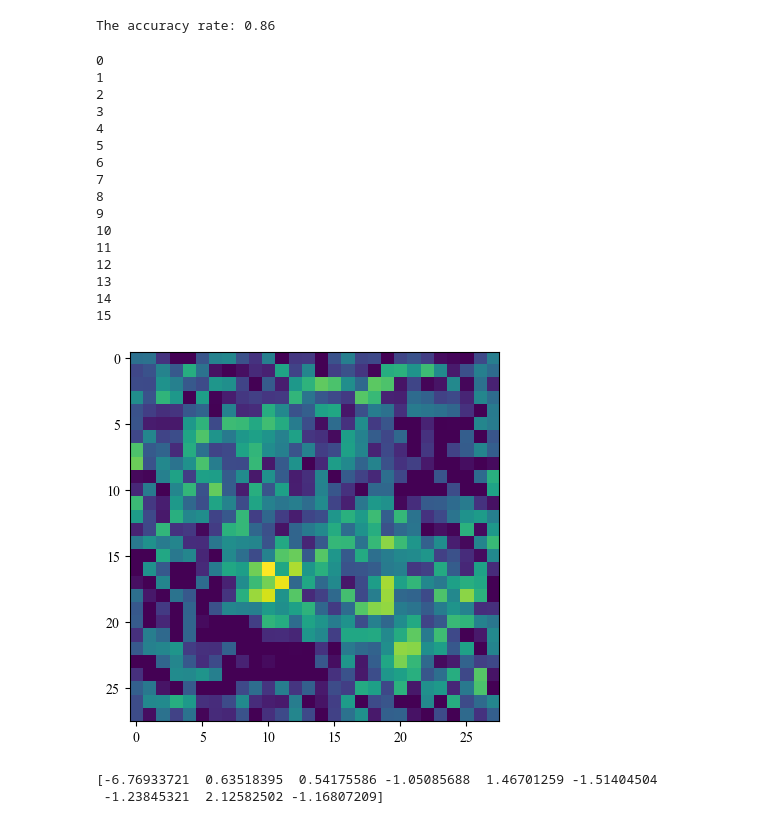
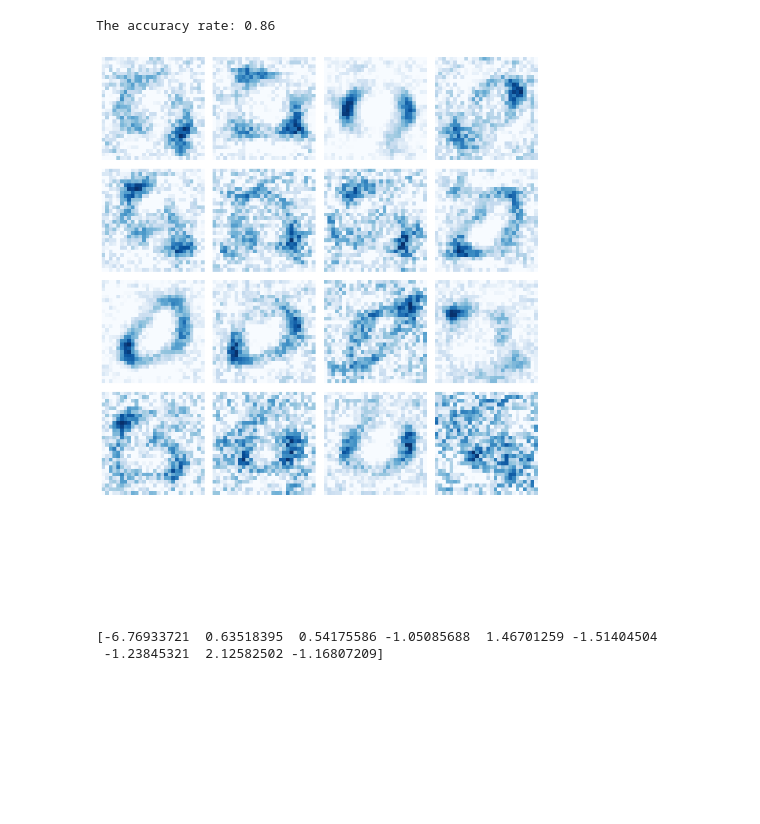
Before and after one commit to Yee-Millennium/REU2024_code, a Jupyter notebook: MINIST_test.ipynb, the cells around one changed output. Cells and saved outputs as stored; diff of their text form; code cells hidden in the pictures; blank space fills up the shorter version.

```diff
--- a/MINIST_test.ipynb
+++ b/MINIST_test.ipynb
@@ -123,28 +123,35 @@ for j in range(100):
 print(f"The accuracy rate: {acc/100}")
 # %% [output]
 The accuracy rate: 0.86
-# %%
-for i in range(n_components):
-    a = W[:, i].reshape(28,28)
-    plt.imshow(a)
-# %% [output]
-0
-1
-2
-3
-4
-5
-6
-7
-8
-9
-10
-11
-12
-13
-14
-15
-[figure, removed]
+# %%
+image = np.zeros((n_components, 28, 28))
+for i in range(n_components):
+    image[i] = W[:, i].reshape(28,28)
+
+images_per_row = 4
+n_rows = len(image) // images_per_row + 1
+
+# Create a figure with subplots
+fig, axes = plt.subplots(nrows=n_rows, ncols=images_per_row, figsize=(images_per_row * 2, n_rows * 2))
+
+for i, ax in enumerate(axes.flat):
+    if i < n_components:
+        # Reshape and display each component as an image
+        ax.imshow(image[i], cmap='Blues')  # Use gray scale color map
+        ax.axis('off')  # Hide axes
+    else:
+        ax.axis('off')  # Hide axes for empty subplots
+
+# Adjust layout
+plt.tight_layout()
+
+# Save the figure
+plt.savefig('output/figure/')
+
+# Display the plot if needed
+plt.show()
+# %% [output]
+[figure, added]
 # %%
 print(beta.T[0])
 # %% [output]
```
